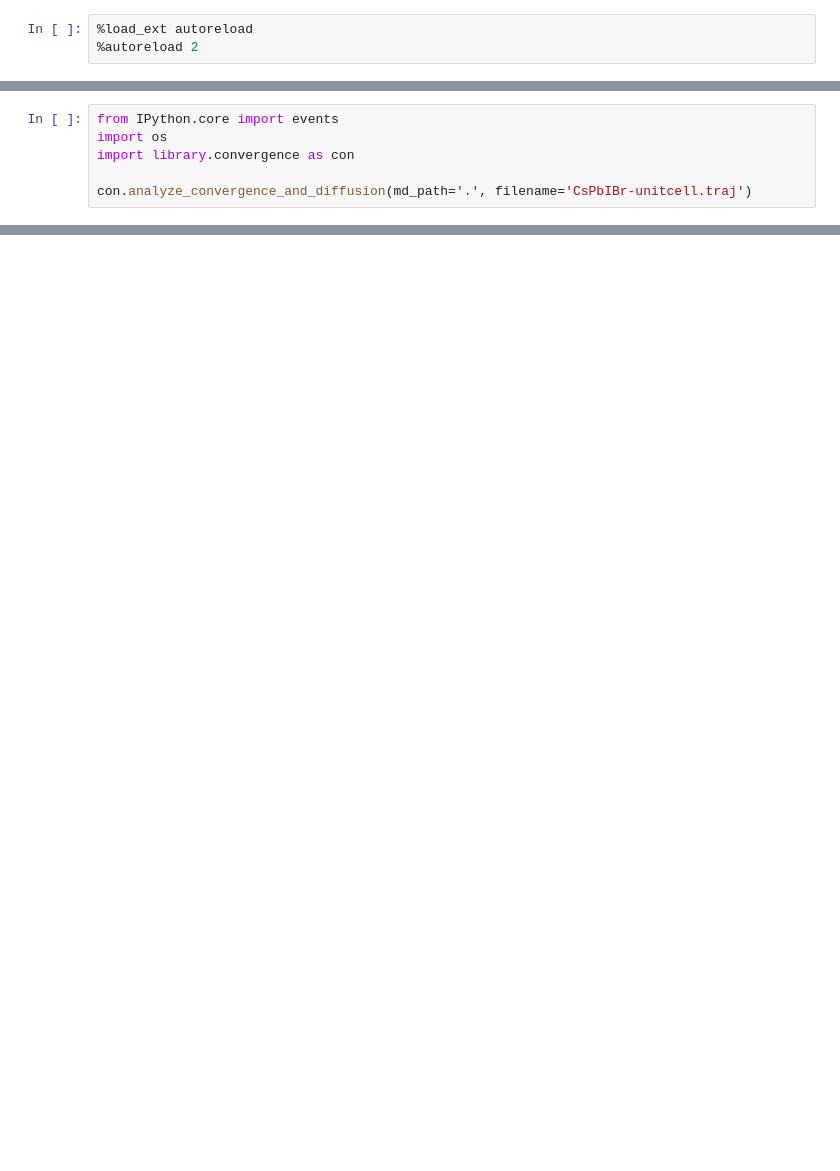
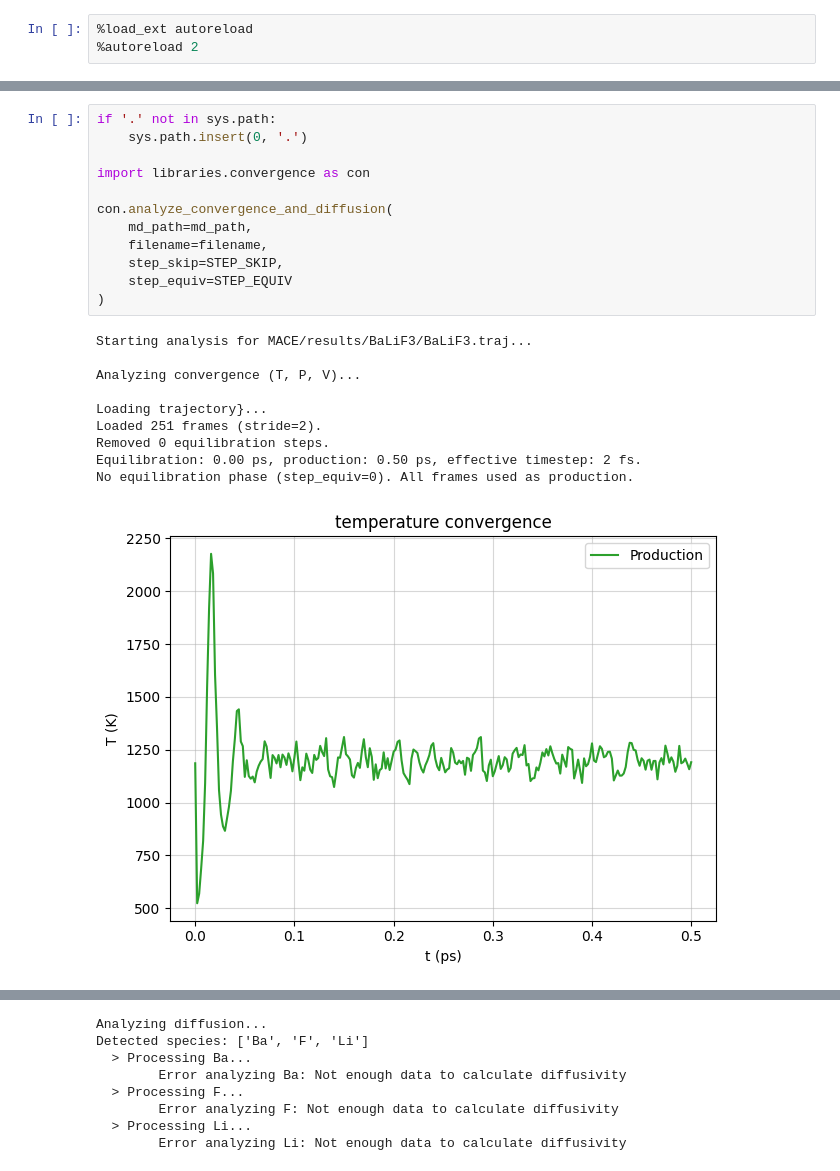
Before and after one commit to mateug/gnn-material-science, a Jupyter notebook: MACE/plot-convergence.ipynb, the cells around one changed output, grey strips where cells are left out. Saved outputs shown, nothing was run; the diff lists cells and outputs as text; blank space fills up the shorter version.

```diff
--- a/MACE/plot-convergence.ipynb
+++ b/MACE/plot-convergence.ipynb
@@ -45,6 +97,23 @@ else:
 # %%
-from IPython.core import events
-import os
-import library.convergence as con
+if '.' not in sys.path:
+    sys.path.insert(0, '.')
 
-con.analyze_convergence_and_diffusion(md_path='.', filename='CsPbIBr-unitcell.traj')
+import libraries.convergence as con
+
+con.analyze_convergence_and_diffusion(
+    md_path=md_path,
+    filename=filename,
+    step_skip=STEP_SKIP,
+    step_equiv=STEP_EQUIV
+)
+# %% [output]
+Starting analysis for MACE/results/BaLiF3/BaLiF3.traj...
+
+Analyzing convergence (T, P, V)...
+
+Loading trajectory}...
+Loaded 251 frames (stride=2).
+Removed 0 equilibration steps.
+Equilibration: 0.00 ps, production: 0.50 ps, effective timestep: 2 fs.
+No equilibration phase (step_equiv=0). All frames used as production.
+[figure, added]
@@ -50,0 +122,8 @@ con.analyze_convergence_and_diffusion(md_path='.', filename='CsPbIBr-unitcell.tr
+Analyzing diffusion...
+Detected species: ['Ba', 'F', 'Li']
+  > Processing Ba...
+        Error analyzing Ba: Not enough data to calculate diffusivity
+  > Processing F...
+        Error analyzing F: Not enough data to calculate diffusivity
+  > Processing Li...
+        Error analyzing Li: Not enough data to calculate diffusivity
```
Also changed, not shown: parts of 3 cells of this notebook, 6 other files.
